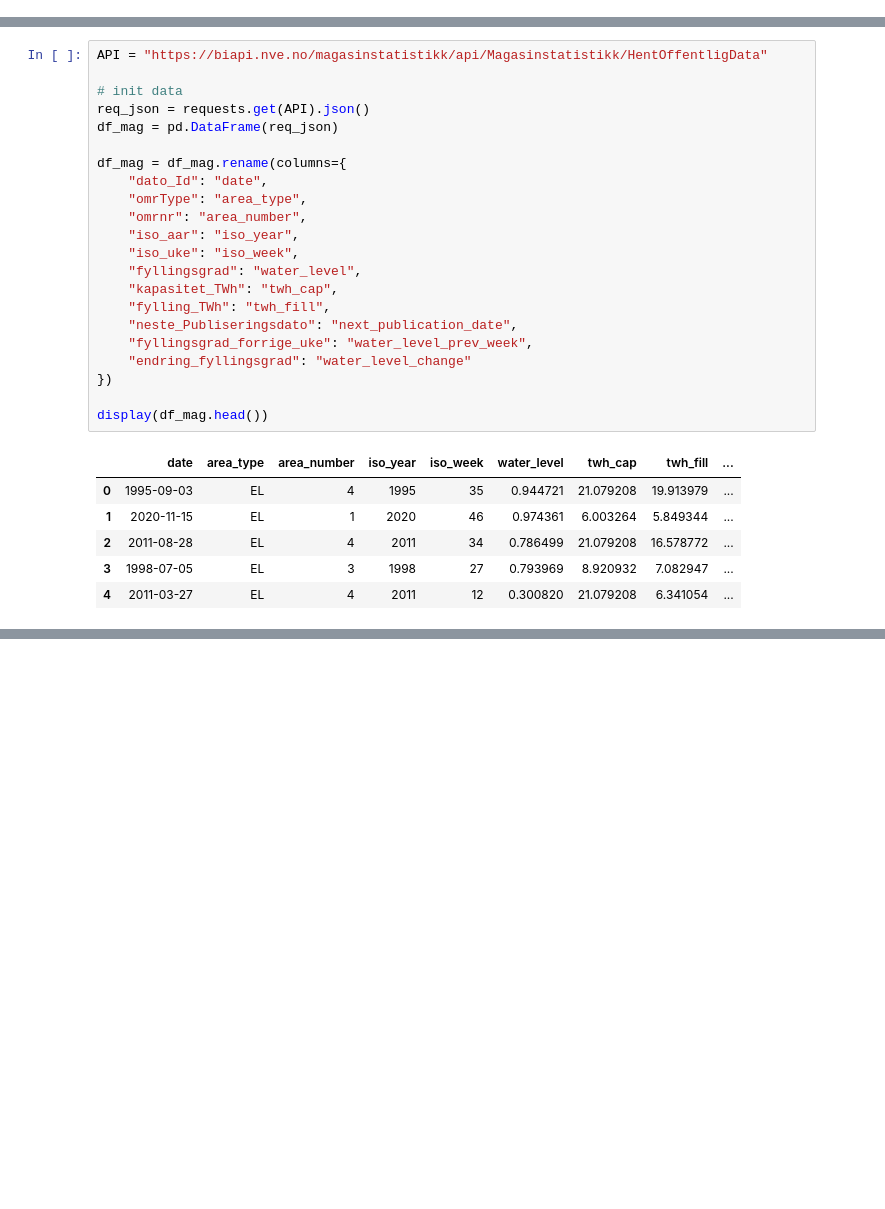
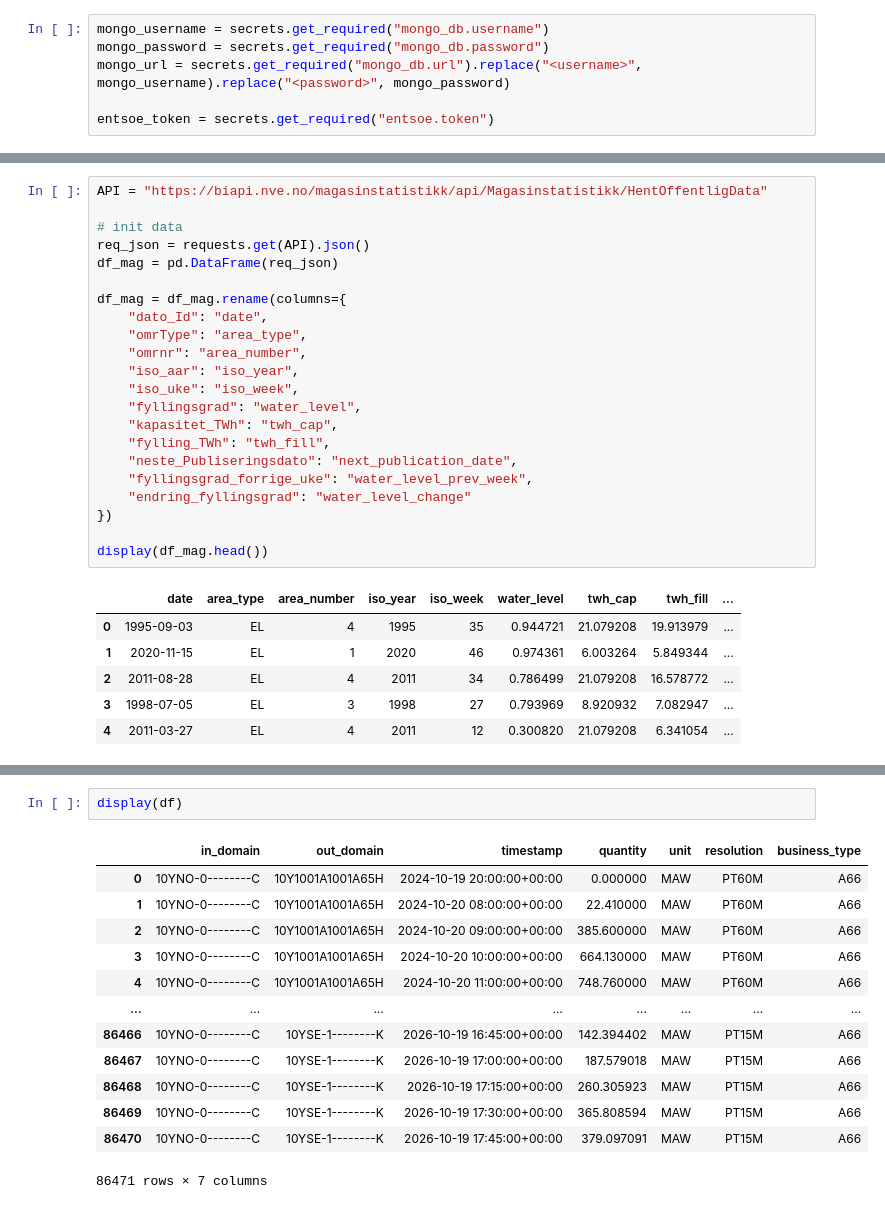
Before and after one commit to Kunii/IND320-hush, a Jupyter notebook: notebooks/CA2/Proj-P2.ipynb, the cells around one changed output, grey strips where cells are left out. Saved outputs shown, nothing was run; the diff lists cells and outputs as text; blank space fills up the shorter version.

```diff
--- a/notebooks/CA2/Proj-P2.ipynb
+++ b/notebooks/CA2/Proj-P2.ipynb
@@ -43,0 +57,6 @@ Defaulting to: [REDACTED]/IND320-hush/.secrets/secrets.toml
+# %%
+mongo_username = secrets.get_required("mongo_db.username")
+mongo_password = secrets.get_required("mongo_db.password")
+mongo_url = secrets.get_required("mongo_db.url").replace("<username>", mongo_username).replace("<password>", mongo_password)
+
+entsoe_token = secrets.get_required("entsoe.token")
@@ -212,0 +500,16 @@ display(df_mag.head())
+# %%
+display(df)
+# %% [output]
+|  | in_domain | out_domain | timestamp | quantity | unit | resolution | business_type |
+| 0 | 10YNO-0--------C | 10Y1001A1001A65H | 2024-10-19 20:00:00+00:00 | 0.000000 | MAW | PT60M | A66 |
+| 1 | 10YNO-0--------C | 10Y1001A1001A65H | 2024-10-20 08:00:00+00:00 | 22.410000 | MAW | PT60M | A66 |
+| 2 | 10YNO-0--------C | 10Y1001A1001A65H | 2024-10-20 09:00:00+00:00 | 385.600000 | MAW | PT60M | A66 |
+| 3 | 10YNO-0--------C | 10Y1001A1001A65H | 2024-10-20 10:00:00+00:00 | 664.130000 | MAW | PT60M | A66 |
+| 4 | 10YNO-0--------C | 10Y1001A1001A65H | 2024-10-20 11:00:00+00:00 | 748.760000 | MAW | PT60M | A66 |
+| ... | ... | ... | ... | ... | ... | ... | ... |
+| 86466 | 10YNO-0--------C | 10YSE-1--------K | 2026-10-19 16:45:00+00:00 | 142.394402 | MAW | PT15M | A66 |
+| 86467 | 10YNO-0--------C | 10YSE-1--------K | 2026-10-19 17:00:00+00:00 | 187.579018 | MAW | PT15M | A66 |
+| 86468 | 10YNO-0--------C | 10YSE-1--------K | 2026-10-19 17:15:00+00:00 | 260.305923 | MAW | PT15M | A66 |
+| 86469 | 10YNO-0--------C | 10YSE-1--------K | 2026-10-19 17:30:00+00:00 | 365.808594 | MAW | PT15M | A66 |
+| 86470 | 10YNO-0--------C | 10YSE-1--------K | 2026-10-19 17:45:00+00:00 | 379.097091 | MAW | PT15M | A66 |
+86471 rows × 7 columns
```
Also changed, not shown: parts of 24 cells of this notebook, 3 other files.
